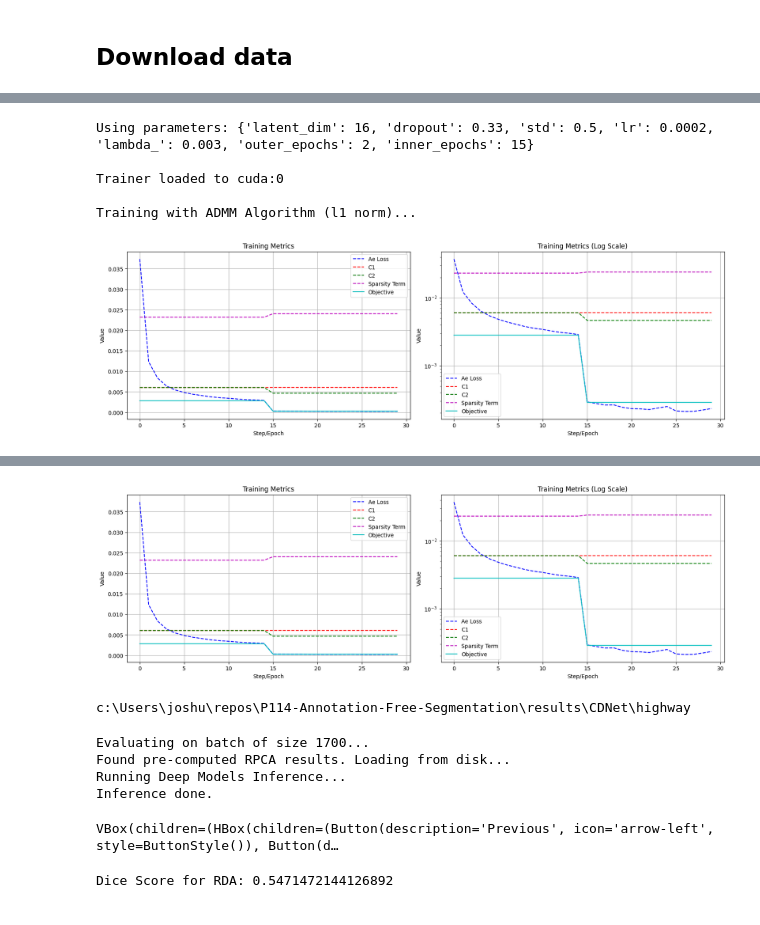
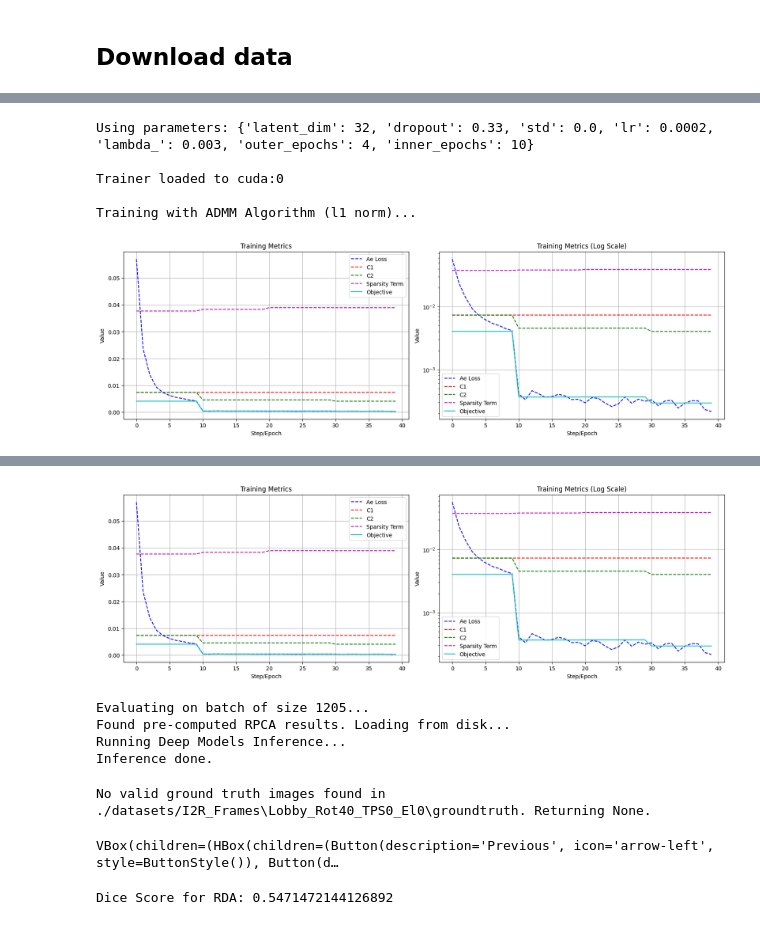
Before and after one commit to E-N-J/P114-Annotation-Free-Segmentation, a Jupyter notebook: cdnet.ipynb, the cells around one changed output, grey strips where cells are left out. Cells and saved outputs as stored; diff of their text form; code cells hidden in the pictures.

```diff
--- a/cdnet.ipynb
+++ b/cdnet.ipynb
@@ -17,8 +17,8 @@ from data import Augmentor
 # %%
 DEVICE = torch.device("cuda" if torch.cuda.is_available() else "cpu")
 BATCH_SIZE = 128
-DATA_ZIP_PATH = "./datasets/CDNet"
-DATASET_NAME = "highway"
+DATA_ZIP_PATH = "./datasets/I2R_Frames"
+DATASET_NAME = "Lobby"
 DIMS = (128, 128)
 
 DATASET_PATH = os.path.join(DATA_ZIP_PATH, DATASET_NAME)
@@ -39,9 +39,8 @@ if os.path.exists(DATA_ZIP_PATH) is False:
 # %%
-aug = Augmentor(rotation=0, tps=0, elastic=0, source_root=DATASET_PATH, device=DEVICE)
+aug = Augmentor(rotation=40, tps=0, elastic=0, source_root=DATASET_PATH, device=DEVICE)
 # aug.prepare(force_rebuild=True)
 
-# input_shape = (max(aug.init_dims), max(aug.init_dims))
-i2r_data = aug.get_dataset(
+data = aug.get_dataset(
     transform=transforms.Compose([
         transforms.Resize(DIMS),
         transforms.Grayscale(num_output_channels=1),
@@ -49,8 +48,8 @@ i2r_data = aug.get_dataset(
     ])
 )
 
-i2r_loader = DataLoader(i2r_data, batch_size=BATCH_SIZE, shuffle=True, num_workers=0)
-test_loader = DataLoader(i2r_data, batch_size=len(i2r_data), shuffle=False, num_workers=0)
+train_loader = DataLoader(data, batch_size=BATCH_SIZE, shuffle=True, num_workers=0)
+eval_loader = DataLoader(data, batch_size=len(data), shuffle=False, num_workers=0)
 
-i2r_data.visualize(num_images=20)
+data.visualise(num_images=4)
 # %% [output]
@@ -62,10 +61,10 @@ Visualizing images from local index 0...
 # %%
 rda_params = {
-        'latent_dim': 16,
+        'latent_dim': 32,
         'dropout': 0.33,
-        'std': 0.5,
+        'std': 0.0,
         'lr': 2e-4,
         'lambda_': 0.003,
-        'outer_epochs': 2,
-        'inner_epochs': 15,
+        'outer_epochs': 4,
+        'inner_epochs': 10,
     }
@@ -72,28 +74,29 @@ rda_params = {
 # %%
-models_dict = {}
 
 rpca = get_model('RPCA', max_iter=6000, lambda_=None, tol=1e-7).to(DEVICE)
 rda = get_model('RDA', input_shape=DIMS, latent_dim=rda_params['latent_dim'], dropout=rda_params['dropout'], std=rda_params['std']).to(DEVICE)
 
 print(f"Using parameters: {rda_params}\n")
 
-trainer = get_trainer('RDA', rda, i2r_loader)
+trainer = get_trainer('RDA', rda, train_loader)
 
 trainer.fit(
         outer_epochs=rda_params['outer_epochs'],
         inner_epochs=rda_params['inner_epochs'],
         lr=rda_params['lr'],
         lambda_=rda_params['lambda_']
     )
 
 models_dict['RDA'] = rda
 
+torch.cuda.empty_cache()
+
 # unload from gpu to save memory for evaluation
 # models_dict['RDA'] = models_dict['RDA'].cpu()
 # %% [output]
-Using parameters: {'latent_dim': 16, 'dropout': 0.33, 'std': 0.5, 'lr': 0.0002, 'lambda_': 0.003, 'outer_epochs': 2, 'inner_epochs': 15}
+Using parameters: {'latent_dim': 32, 'dropout': 0.33, 'std': 0.0, 'lr': 0.0002, 'lambda_': 0.003, 'outer_epochs': 4, 'inner_epochs': 10}
 
 Trainer loaded to cuda:0
 
 Training with ADMM Algorithm (l1 norm)...
-[figure, old version]
+[figure, new version]
@@ -101,31 +104,26 @@ Final Reconstruction Loss: 2.3285e-04
 ADMM Training Complete.
-[figure, old version]
+[figure, new version]
-# %%
-print( os.path.abspath(f"./results/{aug.dest_root.split('/')[-1]}/"))
-# %% [output]
-c:\Users\joshu\repos\P114-Annotation-Free-Segmentation\results\CDNet\highway
 # %%
 for model in models_dict.values():
     model.eval()
 
-batch = next(iter(test_loader))
+batch = next(iter(eval_loader))
 X_input, _, _ = batch
 
 print(f"\nEvaluating on batch of size {X_input.shape[0]}...")
 results_root = os.path.abspath(f"./results/{aug.dest_root.split('/')[-1]}/")
 
-X_resized, L_rpca, S_rpca = get_rpca_decomposition(X_input, rpca, results_root, force_recompute=False,target_size=aug.init_dims)
+X_resized, L_rpca, S_rpca = get_rpca_decomposition(X_input, rpca, results_root, force_recompute=False, target_size=aug.init_dims)
 model_results = run_deep_models_inference(X_input, models_dict, target_size=aug.init_dims)
 # %% [output]
-Evaluating on batch of size 1700...
+Evaluating on batch of size 1205...
 Found pre-computed RPCA results. Loading from disk...
 Running Deep Models Inference...
 Inference done.
 # %%
 truth = aug.get_gc_images()
-# visualise_results(X_resized, L_rpca, S_rpca, model_results, truth)
-start = 660
-end = 760
+start = 0
+end = 10
 visualise_results(
     X_resized[start:end],
     L_rpca[start:end],
@@ -134,7 +132,8 @@ visualise_results(
     truth[start:end] if truth is not None else None
 )
 # %% [output]
-VBox(children=(HBox(children=(Button(description='Previous', icon='arrow-left', style=ButtonStyle()), Button(d…
+No valid ground truth images found in ./datasets/I2R_Frames\Lobby_Rot40_TPS0_El0\groundtruth. Returning None.
+VBox(children=(HBox(children=(Button(description='Previous', icon='arrow-left', style=ButtonStyle()), Button(d…
 # %%
 if truth is not None:
     dice_scores = []
```
Also changed, not shown: parts of 4 cells of this notebook, 4 other files.
